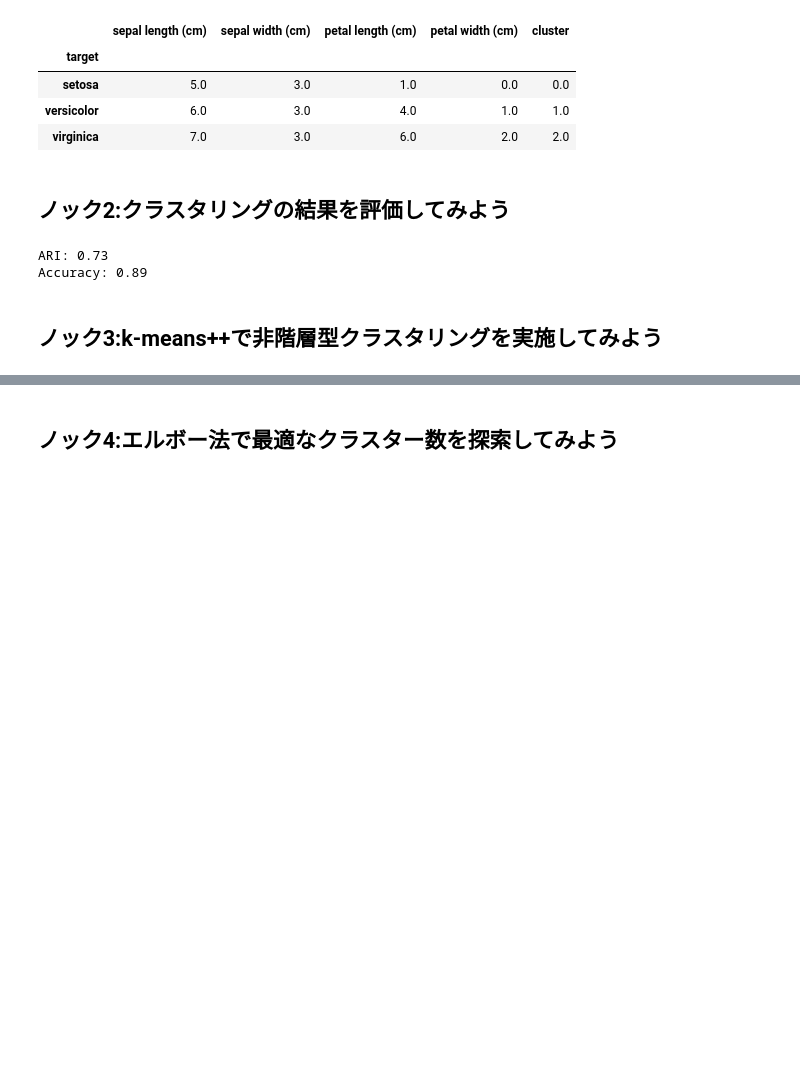
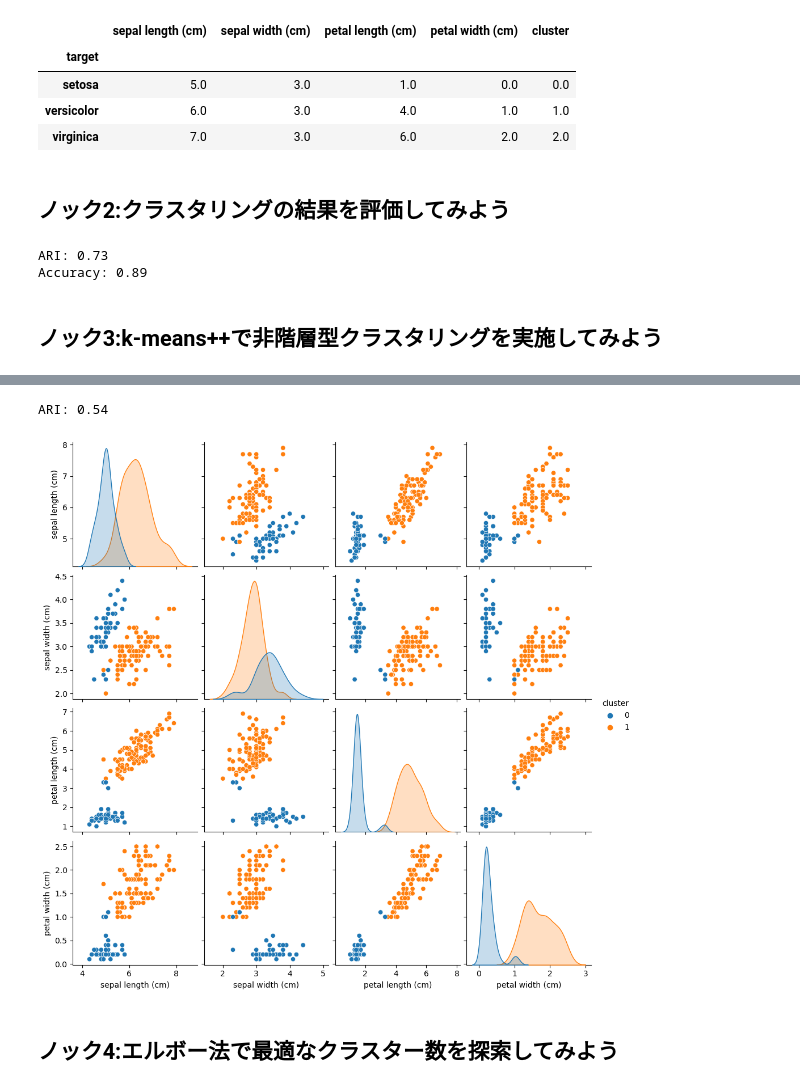
Before and after one commit to aguilarklyno/klyno-python-train, a Jupyter notebook: AIモデル100本ノック/chapter-1/1章.ipynb, the cells around one changed output, grey strips where cells are left out. Saved outputs shown, nothing was run; the diff lists cells and outputs as text; code cells hidden in the pictures; blank space fills up the shorter version.

```diff
--- a/AIモデル100本ノック/chapter-1/1章.ipynb
+++ b/AIモデル100本ノック/chapter-1/1章.ipynb
@@ -113,2 +128,11 @@ Accuracy: 0.89
+# %%
+model = KMeans(n_clusters=2, random_state=0)
+cls_data = df_iris.copy()
+cls_data["cluster"] = model.fit_predict(cls_data)
+sns.pairplot(cls_data, hue="cluster")
+print("ARI: {:.2f}".format(adjusted_rand_score(iris.target, cls_data["cluster"])))
+# %% [output]
+ARI: 0.54
+[figure, added]
 # %% [markdown]
 ## ノック4:エルボー法で最適なクラスター数を探索してみよう
```
Also changed, not shown: parts of 21 cells of this notebook, 1 other file.
